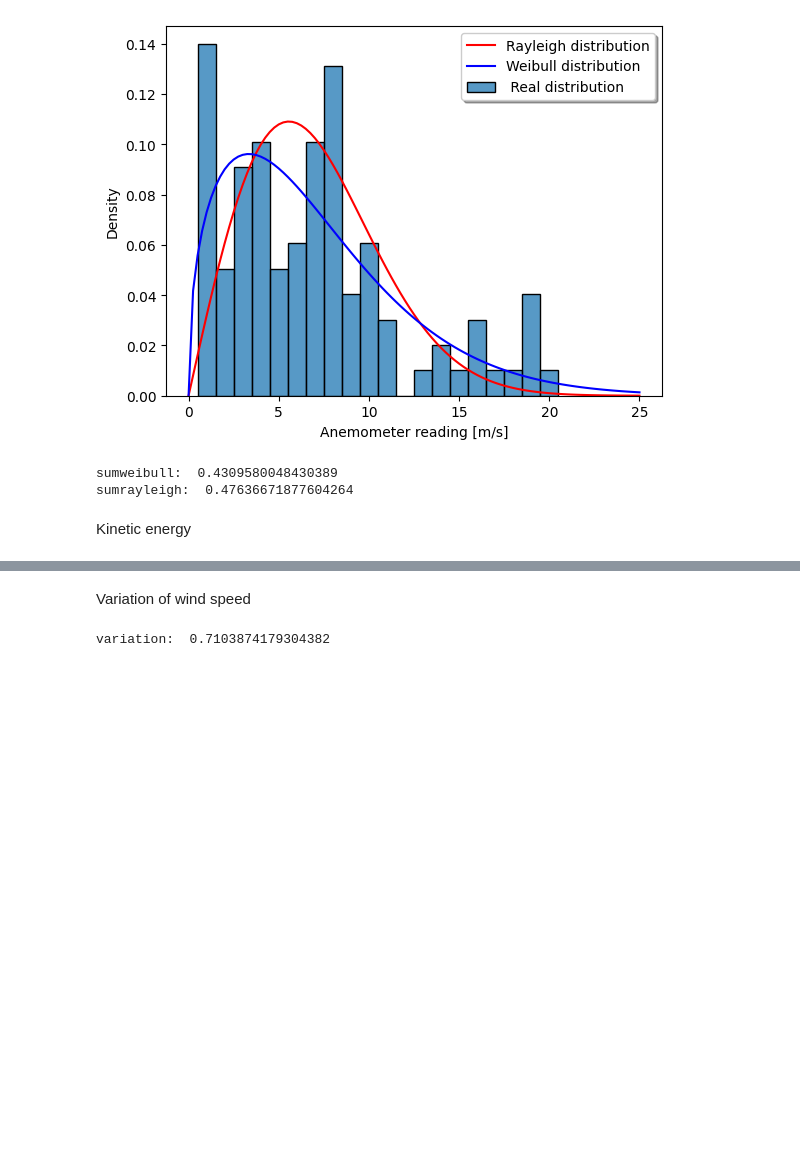
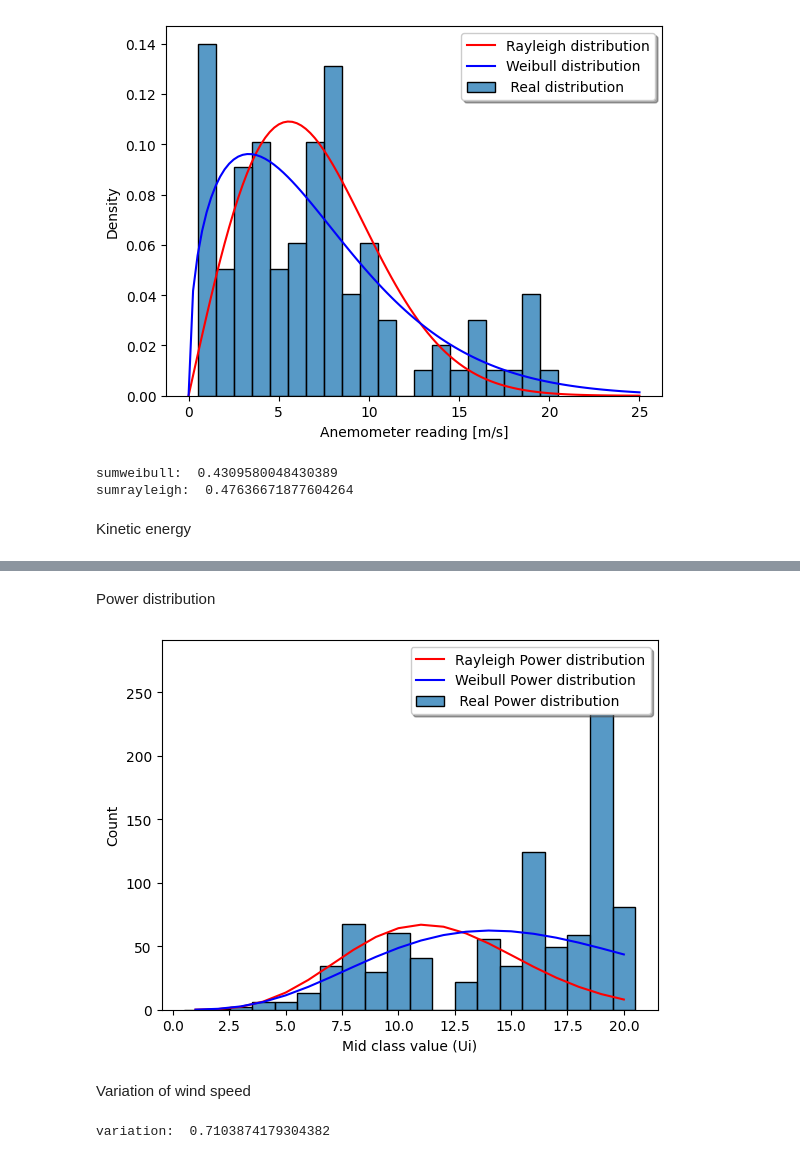
Before and after one commit to Jules101001/python, a Jupyter notebook: notebook_wind.ipynb, the cells around one changed output, grey strips where cells are left out. Cells and saved outputs as stored; diff of their text form; code cells hidden in the pictures; blank space fills up the shorter version.

```diff
--- a/notebook_wind.ipynb
+++ b/notebook_wind.ipynb
@@ -204,3 +223,13 @@ Umaxweibull:  7.694732308048615 EcWeiBull/rhoV:  29.604452646263585
+# %% [markdown]
+Power distribution
+# %%
+hist_data["Power law"] = hist_data["Rfi"]*hist_data["Mid class value (Ui)"]**3
+plt.plot(X2, hist_data["Rayleigh"], color="r", label="Rayleigh Power distribution")
+plt.plot(X2, hist_data["weibull"], color='b', label='Weibull Power distribution')
+sns.histplot(x =hist_data["Mid class value (Ui)"],  label=" Real Power distribution", bins=[0.5,1.51,2.51,3.51,4.51,5.51,6.51,7.5,8.5,9.5,10.5,11.5,12.5,13.5,14.5,15.5,16.5,17.5,18.5,19.5,20.5],weights=hist_data["Power law"])
+legend = plt.legend(loc='upper right', shadow=True)
+# %% [output]
+[figure, added]
 # %% [markdown]
 Variation of wind speed
 # %%
```
Also changed, not shown: parts of 10 cells of this notebook.
